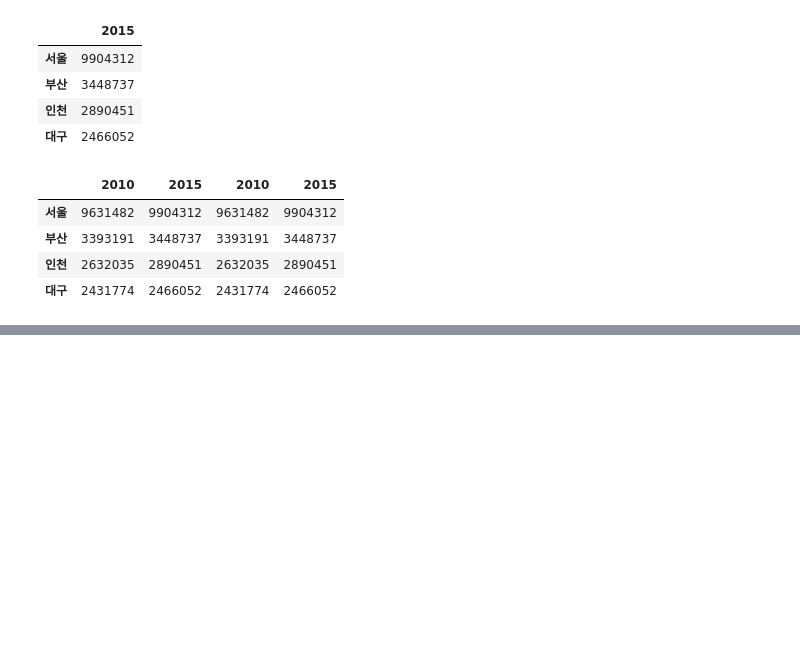
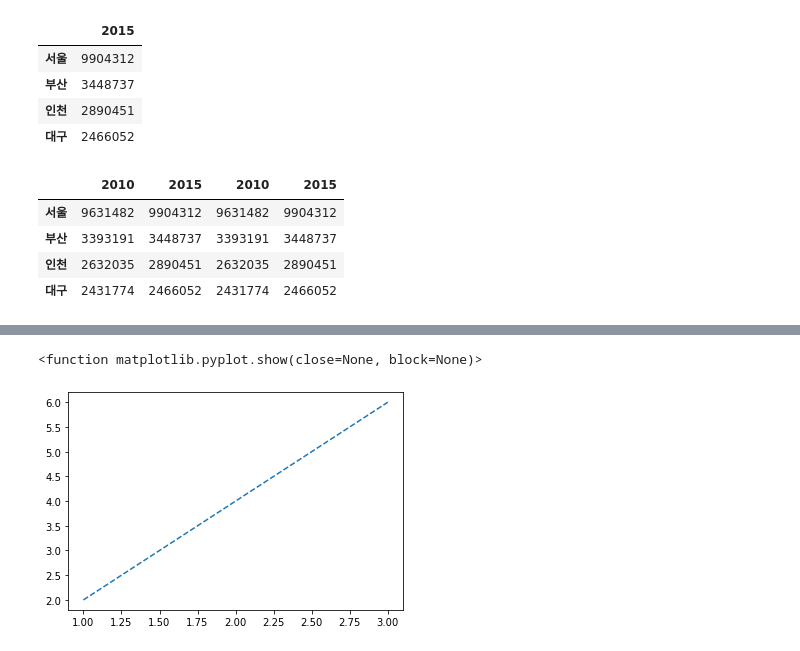
Before and after one commit to pys960/Python, a Jupyter notebook: SMHRD - 파이썬 기초/파이썬 - 데이터 분석, 필수 라이브러리 사용해보기 .ipynb, the cells around one changed output, grey strips where cells are left out. Drawn from its saved outputs; the diff is of its cells as text; code cells hidden in the pictures; blank space fills up the shorter version.

```diff
--- a/SMHRD - 파이썬 기초/파이썬 - 데이터 분석, 필수 라이브러리 사용해보기 .ipynb
+++ b/SMHRD - 파이썬 기초/파이썬 - 데이터 분석, 필수 라이브러리 사용해보기 .ipynb
@@ -756,0 +1778,7 @@ df[['2010','2015','2010','2015']] # 인덱싱은 가르키는 것이기 때문
+# %%
+# line style() : 그려지는 라인의 스타일을 지정하는 속성
+plt.plot(x, y, linestyle='--')
+plt.show
+# %% [output]
+<function matplotlib.pyplot.show(close=None, block=None)>
+[figure, added]
```
Also changed, not shown: parts of 139 cells of this notebook, 6 other files.
